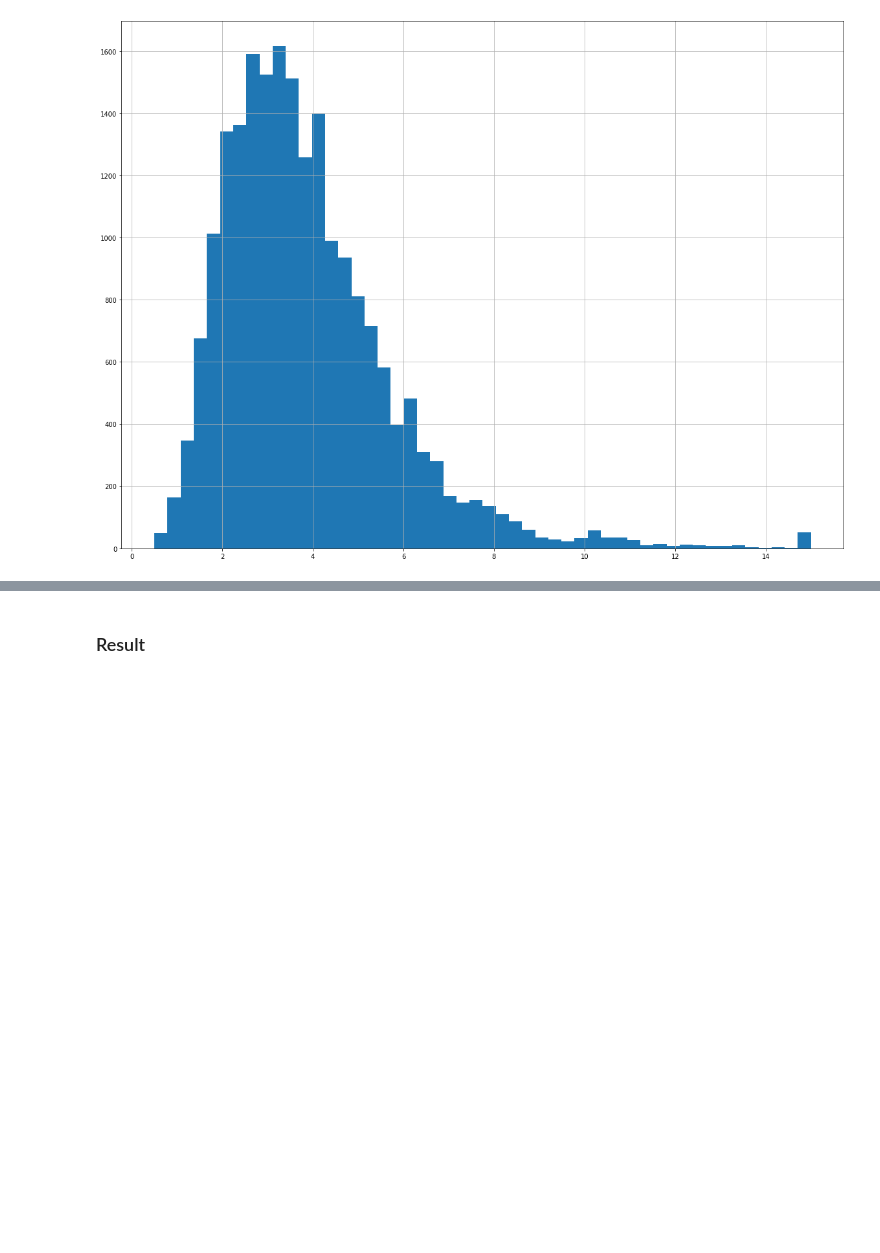
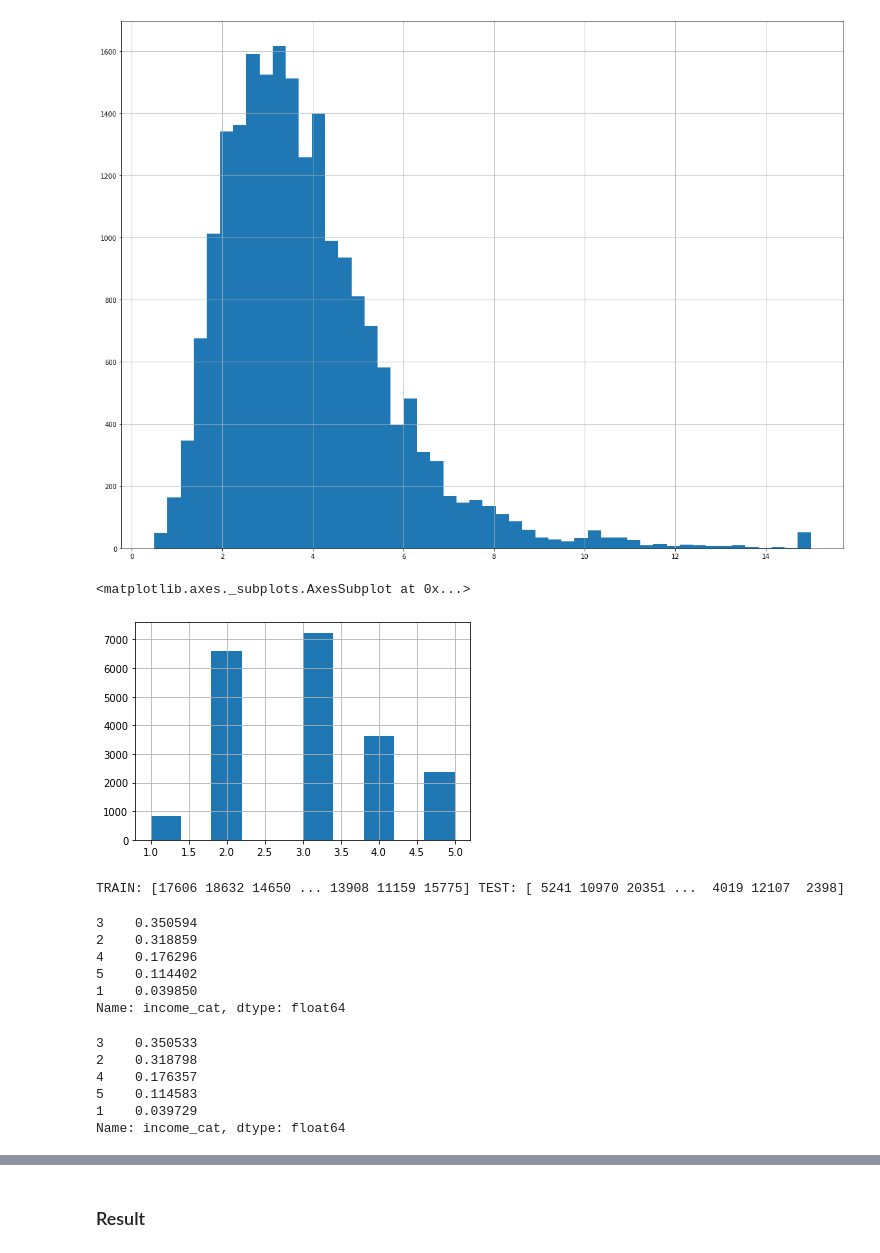
Before and after one commit to adzarei/uned-master-bigdata, a Jupyter notebook: AAI/chapter2/create_testset.ipynb, the cells around one changed output, grey strips where cells are left out. Saved outputs shown, nothing was run; the diff lists cells and outputs as text; code cells hidden in the pictures; blank space fills up the shorter version.

```diff
--- a/AAI/chapter2/create_testset.ipynb
+++ b/AAI/chapter2/create_testset.ipynb
@@ -133,5 +133,52 @@ plt.show()
 #compared to the left.
 
 #Now we will want to create a set of categories (stratum) with value ranges to gather the data.
-#It is important have suficient number of instances in each stratum to prevent
+#It is important to have suficient number of instances in each stratum to prevent
 #biasing the importance of each stratum.
+
+#We are going to split median_income in 5 categories in steps of 1.5:
+housing_df["income_cat"] = pd.cut(housing_df["median_income"],
+                                  bins=[0., 1.5, 3.0, 4.5, 6., np.inf],
+                                  labels=[1,2,3,4,5])
+# %%
+housing_df["income_cat"].hist()
+# %% [output]
+<matplotlib.axes._subplots.AxesSubplot at 0x...>
+[figure, added]
+# %%
+#Finally we can do stratified sampling based on median_income:
+from sklearn.model_selection import StratifiedShuffleSplit
+
+#n_splits -> Nº of trainning/test samples.
+#test_size -> size of test sample (0<x<1).
+#random_state -> seed for the random generator.
+split = StratifiedShuffleSplit(n_splits=1, test_size=0.2, random_state=42)
+
+#Will go through the loop one time per n_splits.
+for train_indices, test_indices in split.split(housing_df, housing_df["income_cat"]):
+    print("TRAIN:", train_indices, "TEST:", test_indices)
+    strat_train_set = housing_df.loc[train_indices]
+    strat_test_set = housing_df.loc[test_indices]
+# %% [output]
+TRAIN: [17606 18632 14650 ... 13908 11159 15775] TEST: [ 5241 10970 20351 ...  4019 12107  2398]
+# %%
+train_prop = strat_train_set["income_cat"].value_counts()/len(strat_train_set)
+train_prop
+# %% [output]
+3    0.350594
+2    0.318859
+4    0.176296
+5    0.114402
+1    0.039850
+Name: income_cat, dtype: float64
+# %%
+#The proportion of instances of each category is very similar between the test and trainning sample.
+test_prop = strat_test_set["income_cat"].value_counts()/len(strat_test_set)
+test_prop
+# %% [output]
+3    0.350533
+2    0.318798
+4    0.176357
+5    0.114583
+1    0.039729
+Name: income_cat, dtype: float64
```
Also changed, not shown: parts of 4 cells of this notebook.
